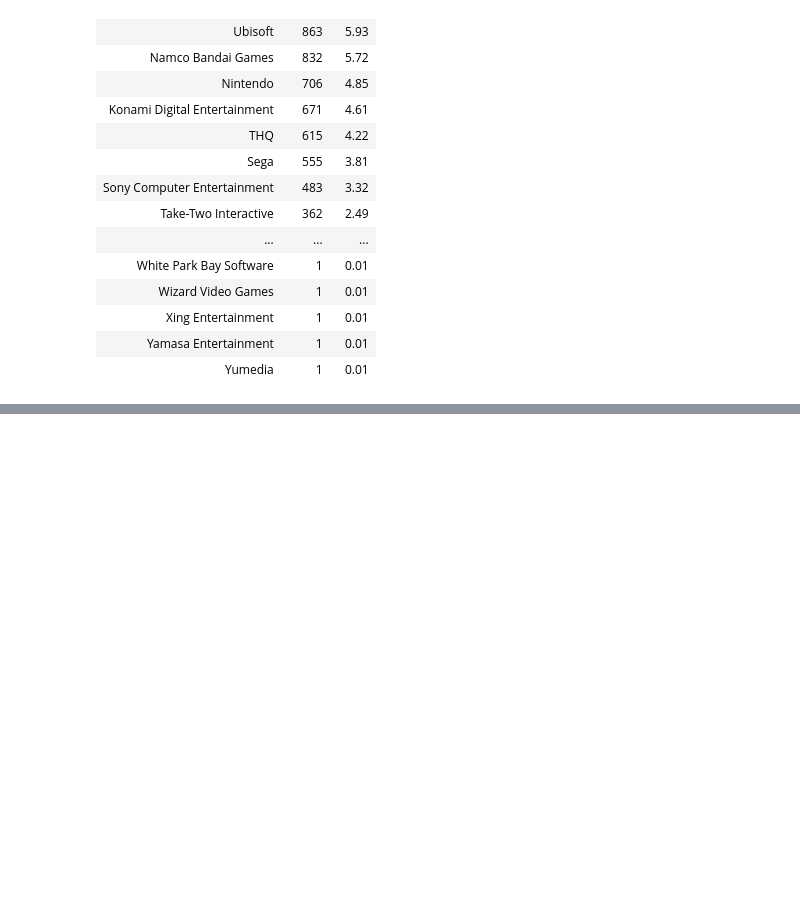
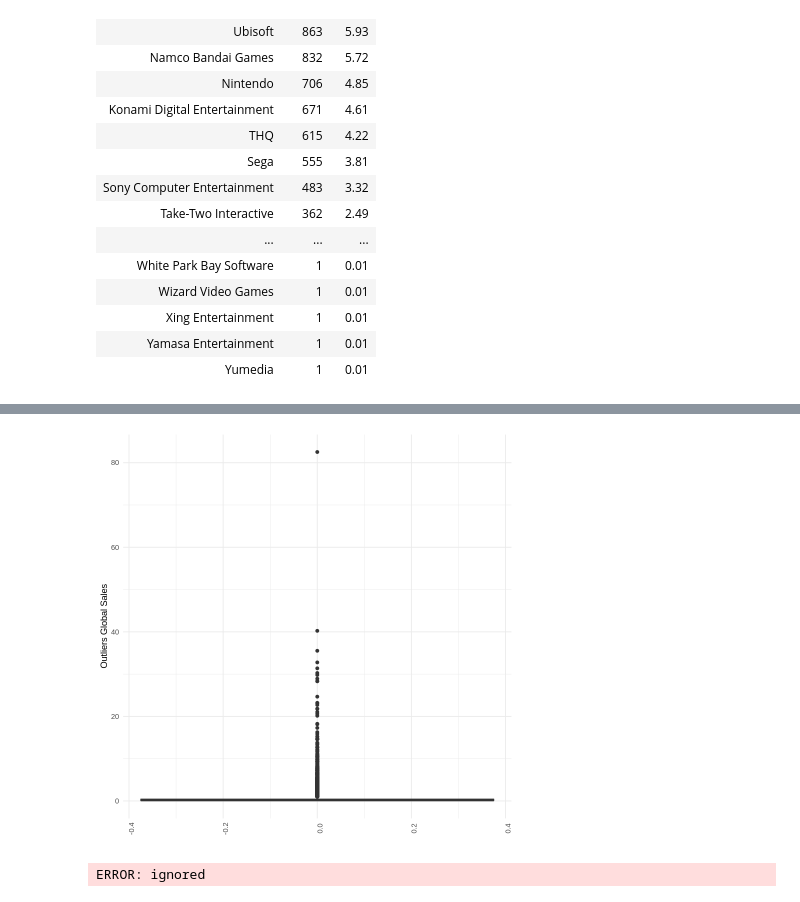
Before and after one commit to shrirampiyer/Video-games-Sales-prediction, a Jupyter notebook: Untitled17.ipynb, the cells around one changed output, grey strips where cells are left out. Cells and saved outputs as stored; diff of their text form; code cells hidden in the pictures; blank space fills up the shorter version.

```diff
--- a/Untitled17.ipynb
+++ b/Untitled17.ipynb
@@ -153,0 +457,6 @@ A tibble: 552 × 3
+# %%
+outlier_global_players <- qplot(y = Global_players, ylab = "Outliers Global Sales", data = sales_data, geom = "boxplot", fill=I("tomato")) + theme_minimal() + theme(axis.text.x = element_text(angle = 90))
+
+outlier_global_players
+# %% [output]
+[figure, added]
@@ -153,0 +486,7 @@ A tibble: 552 × 3
+# %%
+md.pattern(df_imputation)
+df_imputation_imp <- mice(df_imputation, m=5, seed = 123)
+df_imputation <- complete(df_imputation_imp, 1)
+plot_missing(df_imputation)
+# %% [output]
+ERROR: ignored
```
Also changed, not shown: parts of 47 cells of this notebook.
